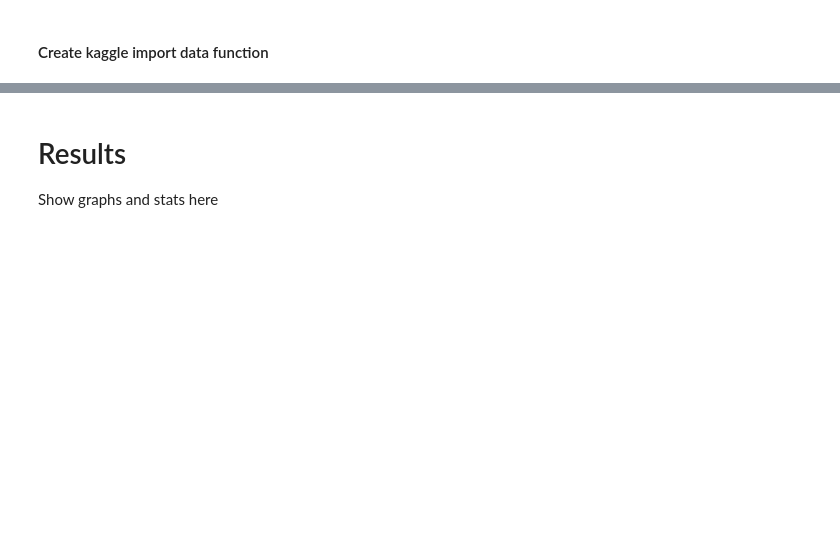
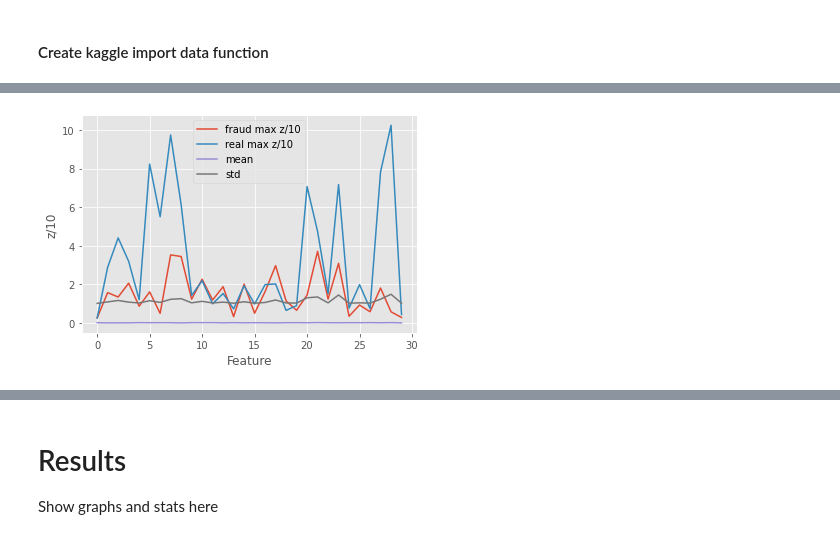
Before and after one commit to jrudd1/gan-synthetic-data-testing, a Jupyter notebook: notebooks/20210204-JMR-GAN-Testing.ipynb, the cells around one changed output, grey strips where cells are left out. Cells and saved outputs as stored; diff of their text form; code cells hidden in the pictures; blank space fills up the shorter version.

```diff
--- a/notebooks/20210204-JMR-GAN-Testing.ipynb
+++ b/notebooks/20210204-JMR-GAN-Testing.ipynb
@@ -100,0 +242,20 @@ Do work here
+# %%
+# Center and scale all data, only using the middle 99.8%, so outliers don't pull too much.
+# First generate the percentile data for each feature
+
+percentiles =  pd.DataFrame( np.array([ np.percentile( data[i], [ 0.1, 99.9 ] ) for i in data_cols ]).T,
+                            columns=data_cols, index=['min','max'] )
+
+percentile_means = \
+    [ [ np.mean( data.loc[ (data[i]>percentiles[i]['min']) & (data[i]<percentiles[i]['max']) , i ] ) ]
+     for i in data_cols ]
+
+percentiles = percentiles.append( pd.DataFrame(np.array(percentile_means).T, columns=data_cols, index=['mean']) )
+
+percentile_stds = \
+    [ [ np.std( data.loc[ (data[i]>percentiles[i]['min']) & (data[i]<percentiles[i]['max']) , i ] ) ]
+     for i in data_cols ]
+
+percentiles = percentiles.append( pd.DataFrame(np.array(percentile_stds).T, columns=data_cols, index=['stdev']) )
+
+percentiles
@@ -100,0 +268,20 @@ Do work here
+# %%
+# Center and scale the data using the percentile data we just generated
+
+data[data_cols] = ( data[data_cols] - percentiles.loc[ 'mean', data_cols ] ) / percentiles.loc[ 'stdev', data_cols ]
+# %%
+# There are outliers, 50-100 stdevs away from mean in several columns
+
+plot_cols = data_cols
+# plt.plot( np.log10( data[ plot_cols ].abs().max().values ) )
+# plt.plot( data[ plot_cols ].abs().max().values / data[ plot_cols ].std().values / 10, label='max z/10' )
+plt.plot( data.loc[ data.Class==1, plot_cols ].abs().max().values / data[ plot_cols ].std().values / 10, label='fraud max z/10' )
+plt.plot( data.loc[ data.Class==0, plot_cols ].abs().max().values / data[ plot_cols ].std().values / 10, label='real max z/10' )
+plt.plot( data[ plot_cols ].mean().values, label='mean' )
+# plt.plot( data[ plot_cols ].abs().mean().values, label='abs mean' )
+plt.plot( data[ plot_cols ].std().values, label='std' )
+plt.xlabel('Feature')
+plt.ylabel('z/10')
+plt.legend() ;
+# %% [output]
+[figure, added]
```
Also changed, not shown: parts of 74 cells of this notebook, 10 other files.
